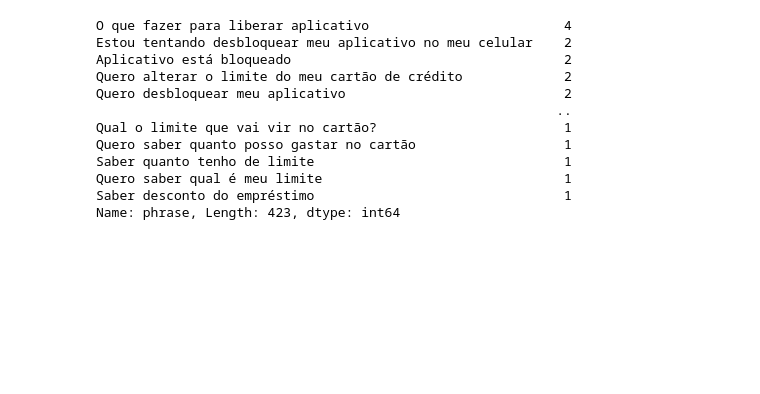
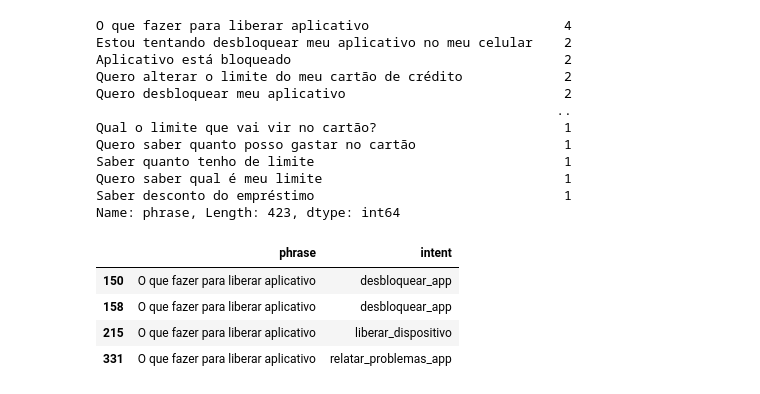
Before and after one commit to Dellonath/nlp-cognitive-engine, a Jupyter notebook: notebooks/v1.0-exploratory-text-analysis.ipynb, the cells around one changed output. Cells and saved outputs as stored; diff of their text form; code cells hidden in the pictures; blank space fills up the shorter version.

```diff
--- a/notebooks/v1.0-exploratory-data-analysis.ipynb
+++ b/notebooks/v1.0-exploratory-text-analysis.ipynb
@@ -84,4 +87,12 @@ Saber quanto tenho de limite                                1
 Quero saber qual é meu limite                               1
 Saber desconto do empréstimo                                1
 Name: phrase, Length: 423, dtype: int64
+# %%
+data.query('phrase == "O que fazer para liberar aplicativo"')
+# %% [output]
+|  | phrase | intent |
+| 150 | O que fazer para liberar aplicativo | desbloquear_app |
+| 158 | O que fazer para liberar aplicativo | desbloquear_app |
+| 215 | O que fazer para liberar aplicativo | liberar_dispositivo |
+| 331 | O que fazer para liberar aplicativo | relatar_problemas_app |
 # %% [markdown]
```
Also changed, not shown: parts of 12 cells of this notebook, 7 other files.
